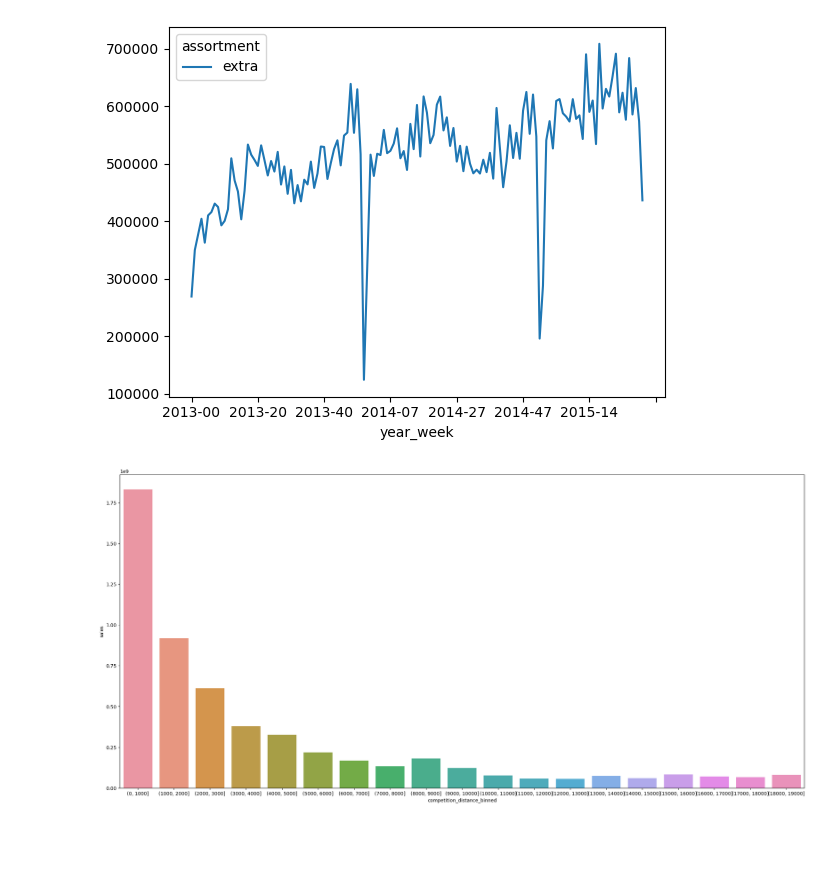
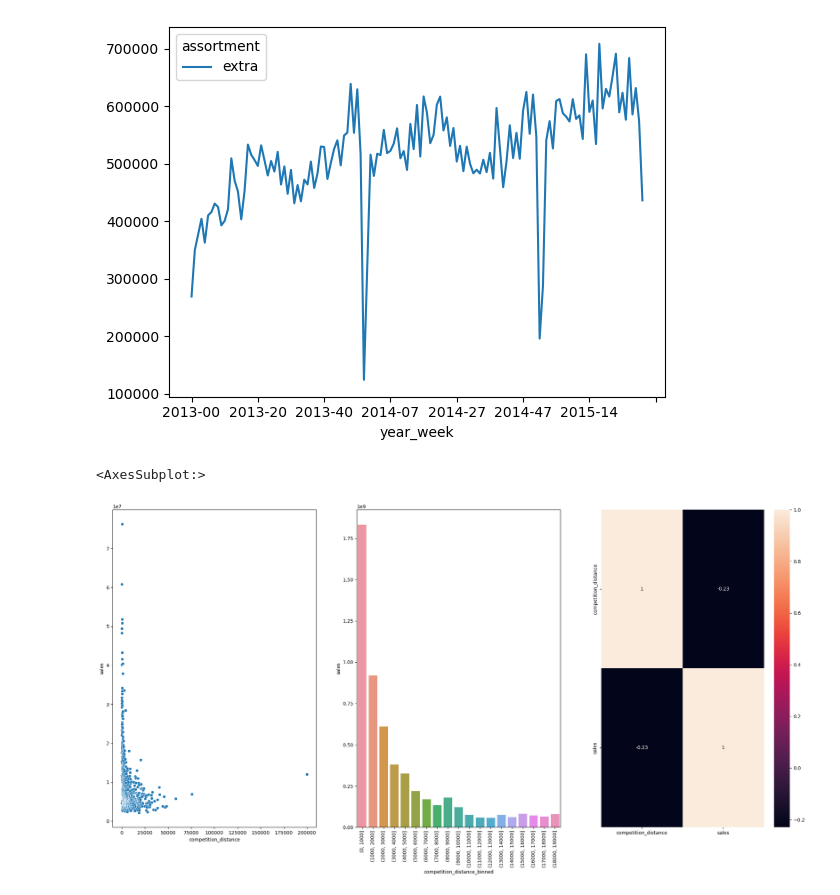
Before and after one commit to OrdonioLucas/DS-EM-PRODU-O, a Jupyter notebook: M04_V01_STORE_SALES_PREDICTION.ipynb, the cells around one changed output. Drawn from its saved outputs; the diff is of its cells as text; code cells hidden in the pictures; blank space fills up the shorter version.

```diff
--- a/M04_V01_STORE_SALES_PREDICTION.ipynb
+++ b/M04_V01_STORE_SALES_PREDICTION.ipynb
@@ -437,22 +437,25 @@ aux3.pivot(index='year_week',columns='assortment',values='sales').plot()
 # %%
 # 4.2.1 ANÁLISE BIVARIADA
 #H2. Lojas com competidores mais próximos deveriam vender menos.
 
 plt.figure(figsize=(26, 12))
-
 aux1 = df4[['competition_distance','sales']].groupby('competition_distance').sum().reset_index()
 
-sns.scatterplot( x = 'competition_distance', y = 'sales', data= aux1 )
+plt.subplot(1,3,1)
+sns.scatterplot(x = 'competition_distance', y = 'sales', data=aux1)
 
-aux1 = df4[['competition_distance','sales']].groupby('competition_distance').sum().reset_index()
-
+plt.subplot(1,3,2)
 bins = list(np.arange(0,20000,1000))
-
 aux1['competition_distance_binned'] = pd.cut(aux1['competition_distance'],bins=bins)
-
 aux2 = aux1[['competition_distance_binned','sales']].groupby('competition_distance_binned').sum().reset_index()
 sns.barplot(x= 'competition_distance_binned',y='sales',data=aux2);
+plt.xticks(rotation=90)
+
+plt.subplot(1,3,3)
+
+sns.heatmap(aux1.corr(method='pearson'),annot= True)
 # %% [output]
+<AxesSubplot:>
-[figure, old version]
+[figure, new version]
 # %%
 # 4.2.3 ANÁLISE BIVARIADA
```
Also changed, not shown: parts of 1 cell of this notebook.
